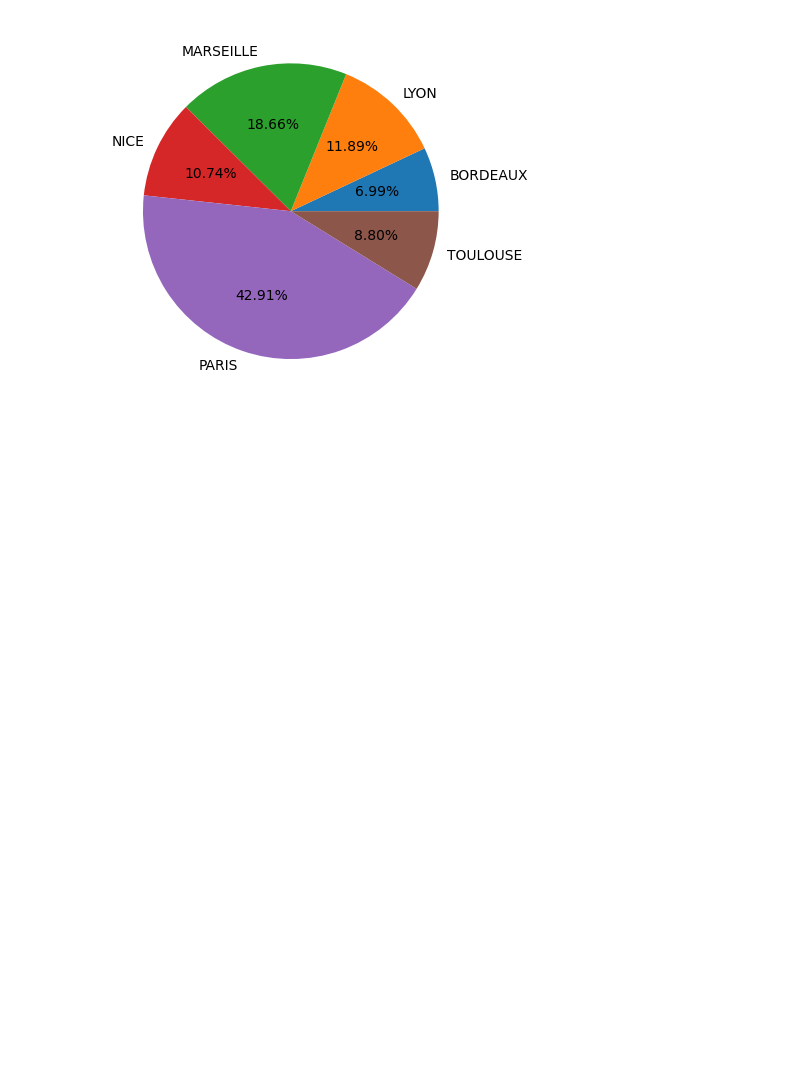
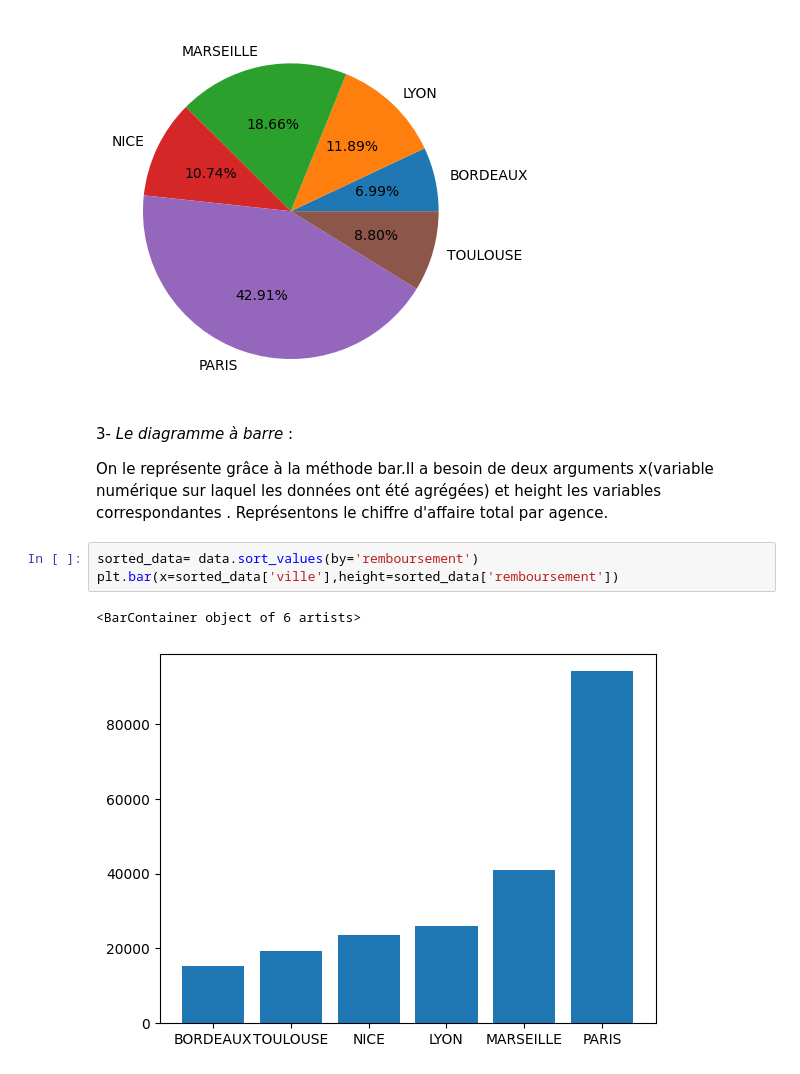
Before and after one commit to Harlequelrah/Learning_data_science, a Jupyter notebook: Learning_data_science/Construisez_des_data_visualisations_avec_Matplotlib_et_Seaborn/Tracez_des_graphiques_avec_Matplotlib.ipynb, the cells around one changed output. Saved outputs shown, nothing was run; the diff lists cells and outputs as text; blank space fills up the shorter version.

```diff
--- a/Learning_data_science/Construisez_des_data_visualisations_avec_Matplotlib_et_Seaborn/Tracez_des_graphiques_avec_Matplotlib.ipynb
+++ b/Learning_data_science/Construisez_des_data_visualisations_avec_Matplotlib_et_Seaborn/Tracez_des_graphiques_avec_Matplotlib.ipynb
@@ -74,3 +74,13 @@ plt.pie(labels=data['ville'],x=data['remboursement'],autopct="%.2f%%")
   Text(-0.19455135071252377, -0.5675823922004034, '42.91%'),
   Text(0.5772192838211574, -0.16376171220706662, '8.80%')])
 [figure]
+# %% [markdown]
+3- *Le diagramme à barre* :
+
+On le représente grâce à la méthode bar.Il a besoin de deux arguments x(variable numérique sur laquel les données ont été agrégées) et height les variables correspondantes . Représentons le chiffre d'affaire total par agence.
+# %%
+sorted_data= data.sort_values(by='remboursement')
+plt.bar(x=sorted_data['ville'],height=sorted_data['remboursement'])
+# %% [output]
+<BarContainer object of 6 artists>
+[figure, added]
```
Also changed, not shown: parts of 10 cells of this notebook.
